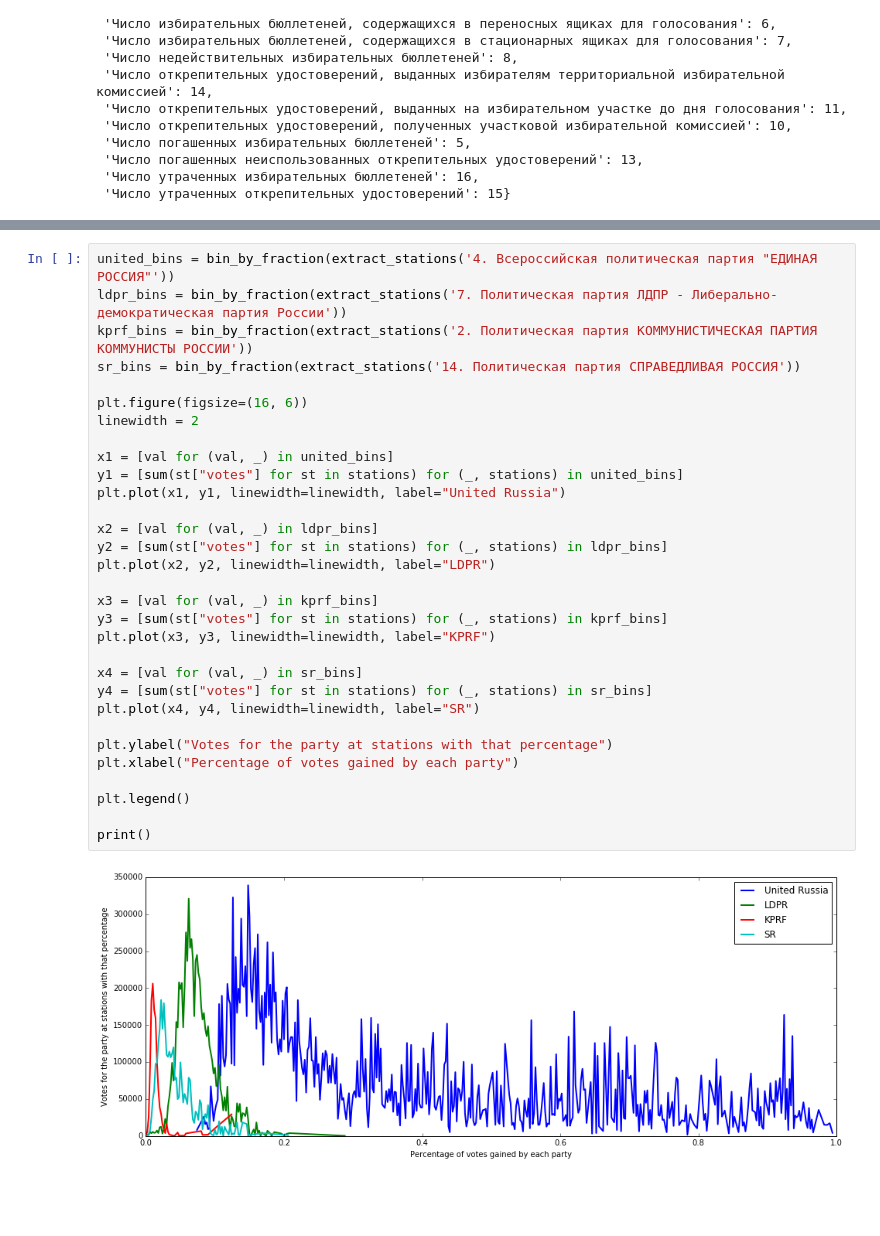
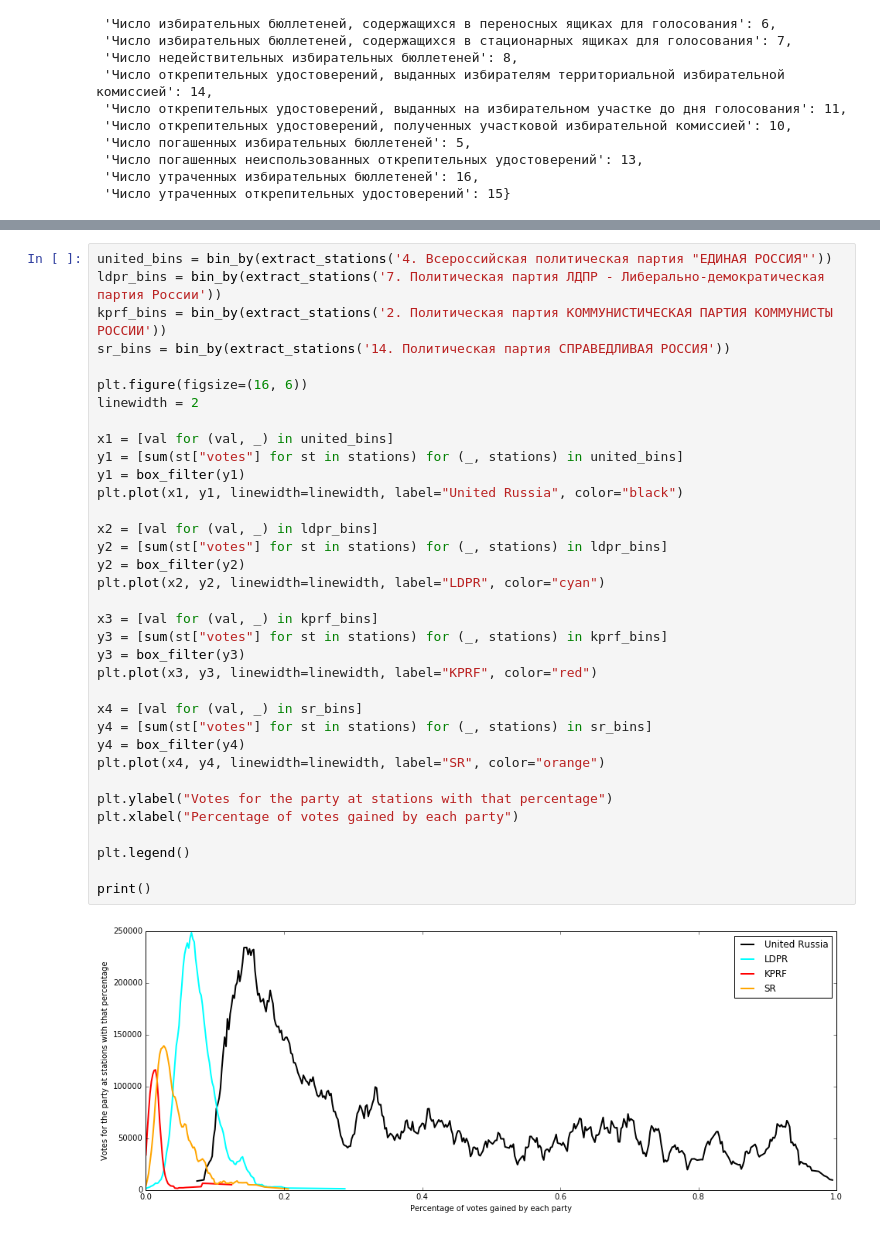
Before and after one commit to mpenkov/gosduma7, a Jupyter notebook: Elections to the State Duma 2016.ipynb, the cells around one changed output, grey strips where cells are left out. Cells and saved outputs as stored; diff of their text form; blank space fills up the shorter version.

Commit message:
Adding smoothing, turnout graph.

```diff
--- a/Elections to the State Duma 2016.ipynb
+++ b/Elections to the State Duma 2016.ipynb
@@ -169,33 +158,37 @@ def bin_by_fraction(stations):
 # %%
-united_bins = bin_by_fraction(extract_stations('4. Всероссийская политическая партия "ЕДИНАЯ РОССИЯ"'))
-ldpr_bins = bin_by_fraction(extract_stations('7. Политическая партия ЛДПР - Либерально-демократическая партия России'))
-kprf_bins = bin_by_fraction(extract_stations('2. Политическая партия КОММУНИСТИЧЕСКАЯ ПАРТИЯ КОММУНИСТЫ РОССИИ'))
-sr_bins = bin_by_fraction(extract_stations('14. Политическая партия СПРАВЕДЛИВАЯ РОССИЯ'))
+united_bins = bin_by(extract_stations('4. Всероссийская политическая партия "ЕДИНАЯ РОССИЯ"'))
+ldpr_bins = bin_by(extract_stations('7. Политическая партия ЛДПР - Либерально-демократическая партия России'))
+kprf_bins = bin_by(extract_stations('2. Политическая партия КОММУНИСТИЧЕСКАЯ ПАРТИЯ КОММУНИСТЫ РОССИИ'))
+sr_bins = bin_by(extract_stations('14. Политическая партия СПРАВЕДЛИВАЯ РОССИЯ'))
 
 plt.figure(figsize=(16, 6))
 linewidth = 2
 
 x1 = [val for (val, _) in united_bins]
 y1 = [sum(st["votes"] for st in stations) for (_, stations) in united_bins]
-plt.plot(x1, y1, linewidth=linewidth, label="United Russia")
+y1 = box_filter(y1)
+plt.plot(x1, y1, linewidth=linewidth, label="United Russia", color="black")
 
 x2 = [val for (val, _) in ldpr_bins]
 y2 = [sum(st["votes"] for st in stations) for (_, stations) in ldpr_bins]
-plt.plot(x2, y2, linewidth=linewidth, label="LDPR")
+y2 = box_filter(y2)
+plt.plot(x2, y2, linewidth=linewidth, label="LDPR", color="cyan")
 
 x3 = [val for (val, _) in kprf_bins]
 y3 = [sum(st["votes"] for st in stations) for (_, stations) in kprf_bins]
-plt.plot(x3, y3, linewidth=linewidth, label="KPRF")
+y3 = box_filter(y3)
+plt.plot(x3, y3, linewidth=linewidth, label="KPRF", color="red")
 
 x4 = [val for (val, _) in sr_bins]
 y4 = [sum(st["votes"] for st in stations) for (_, stations) in sr_bins]
-plt.plot(x4, y4, linewidth=linewidth, label="SR")
+y4 = box_filter(y4)
+plt.plot(x4, y4, linewidth=linewidth, label="SR", color="orange")
 
 plt.ylabel("Votes for the party at stations with that percentage")
 plt.xlabel("Percentage of votes gained by each party")
 
 plt.legend()
 
 print()
 # %% [output]
-[figure, old version]
+[figure, new version]
```
Also changed, not shown: parts of 9 cells of this notebook.
